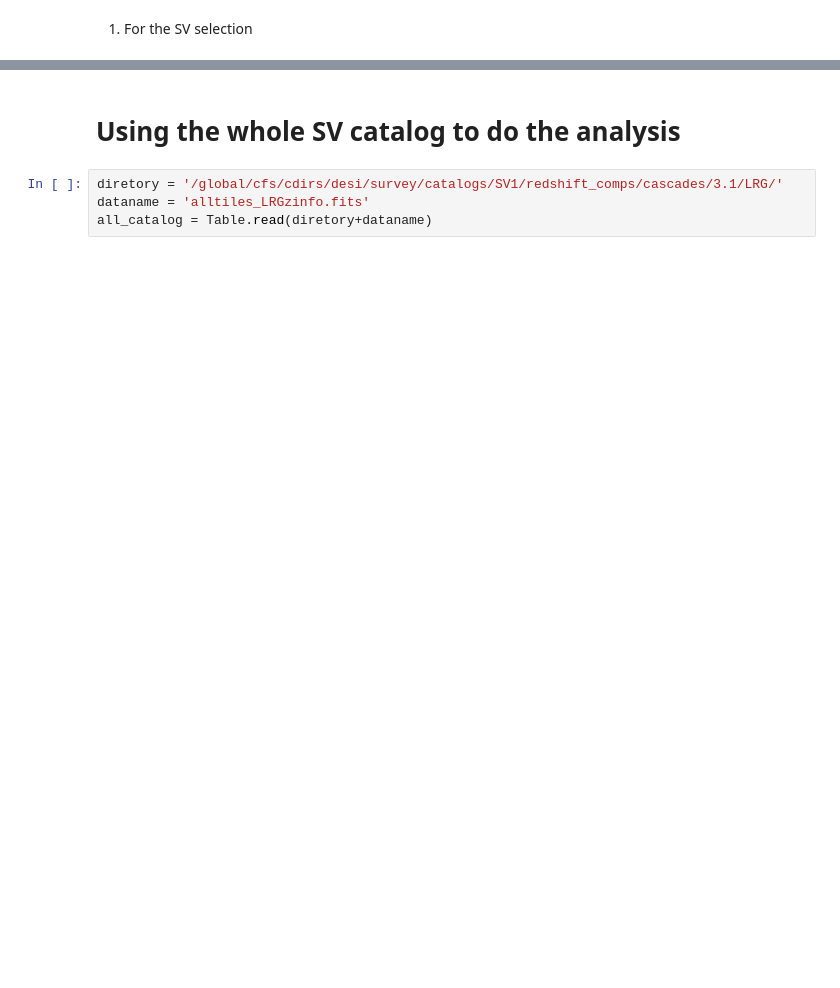
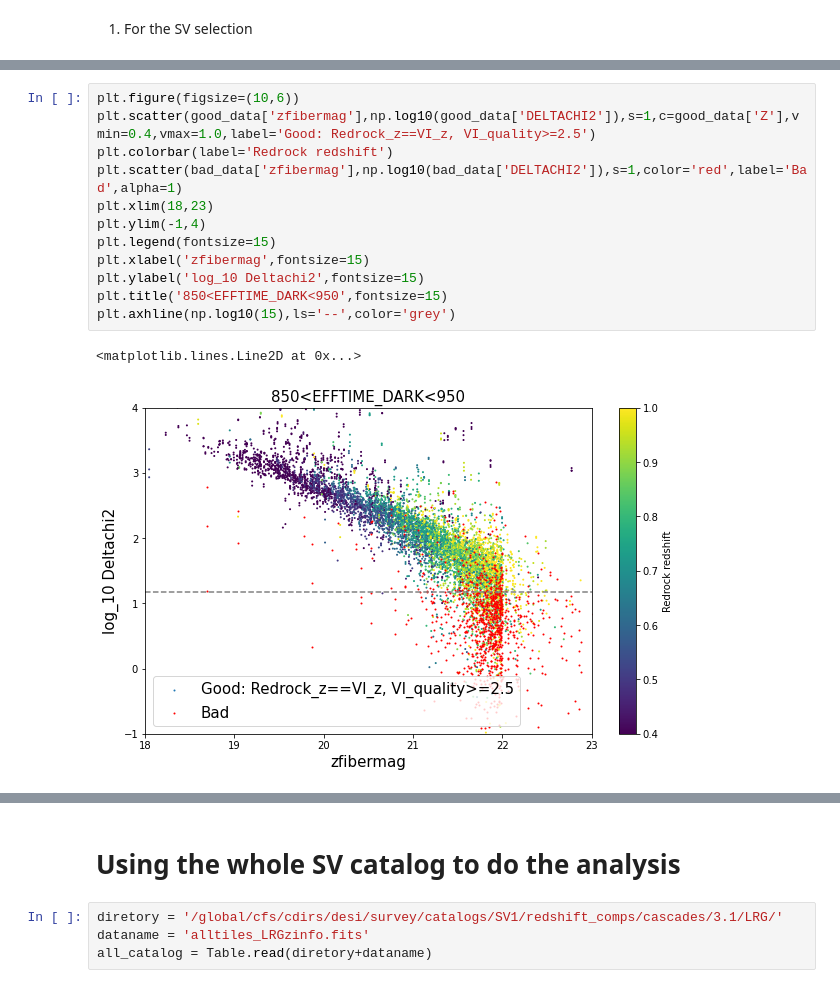
Before and after one commit to astro-blue/DESI_VI, a Jupyter notebook: Performance_assessment/LRG_main_survey_performance_assessment.ipynb, the cells around one changed output, grey strips where cells are left out. Saved outputs shown, nothing was run; the diff lists cells and outputs as text; blank space fills up the shorter version.

```diff
--- a/Performance_assessment/LRG_main_survey_performance_assessment.ipynb
+++ b/Performance_assessment/LRG_main_survey_performance_assessment.ipynb
@@ -116,3 +214,18 @@ plt.ylim(-1,4)
+# %%
+plt.figure(figsize=(10,6))
+plt.scatter(good_data['zfibermag'],np.log10(good_data['DELTACHI2']),s=1,c=good_data['Z'],vmin=0.4,vmax=1.0,label='Good: Redrock_z==VI_z, VI_quality>=2.5')
+plt.colorbar(label='Redrock redshift')
+plt.scatter(bad_data['zfibermag'],np.log10(bad_data['DELTACHI2']),s=1,color='red',label='Bad',alpha=1)
+plt.xlim(18,23)
+plt.ylim(-1,4)
+plt.legend(fontsize=15)
+plt.xlabel('zfibermag',fontsize=15)
+plt.ylabel('log_10 Deltachi2',fontsize=15)
+plt.title('850<EFFTIME_DARK<950',fontsize=15)
+plt.axhline(np.log10(15),ls='--',color='grey')
+# %% [output]
+<matplotlib.lines.Line2D at 0x...>
+[figure, added]
 # %%
 plt.figure(figsize=(18,6))
 
```
Also changed, not shown: parts of 29 cells of this notebook.
